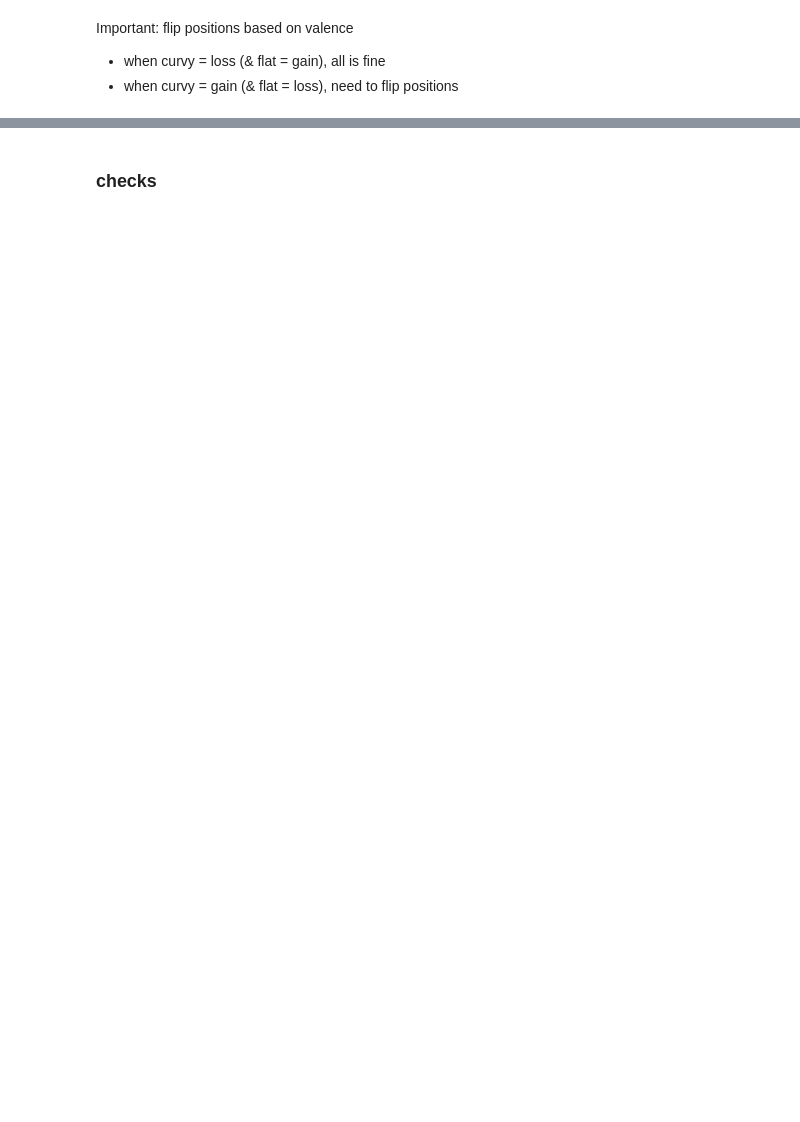
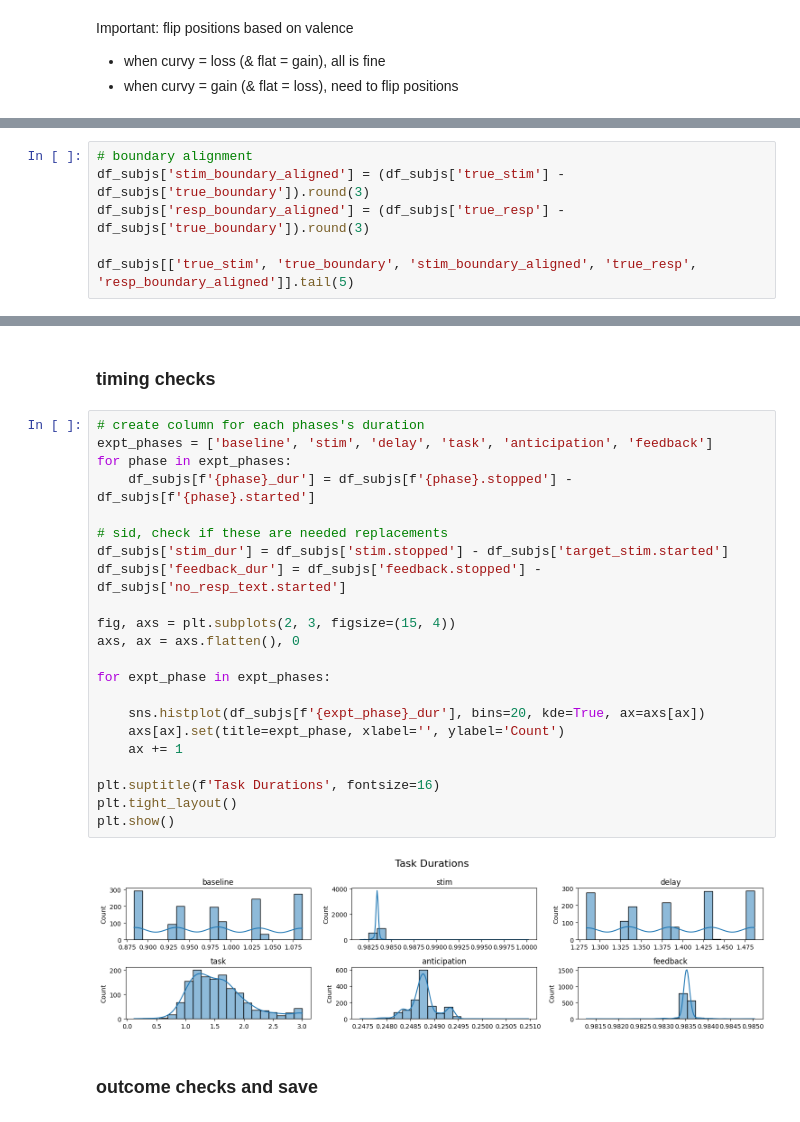
Before and after one commit to siyer7/asymmetry_design, a Jupyter notebook: code/python/beh_preproc_v2.ipynb, the cells around one changed output, grey strips where cells are left out. Cells and saved outputs as stored; diff of their text form; blank space fills up the shorter version.

```diff
--- a/code/python/beh_preproc_v2.ipynb
+++ b/code/python/beh_preproc_v2.ipynb
@@ -164,0 +170,6 @@ df_subjs[['correct', 'invalid', 'incomplete', 'incorrect']].head(5)
+# %%
+# boundary alignment
+df_subjs['stim_boundary_aligned'] = (df_subjs['true_stim'] - df_subjs['true_boundary']).round(3)
+df_subjs['resp_boundary_aligned'] = (df_subjs['true_resp'] - df_subjs['true_boundary']).round(3)
+
+df_subjs[['true_stim', 'true_boundary', 'stim_boundary_aligned', 'true_resp', 'resp_boundary_aligned']].tail(5)
@@ -197,3 +198,29 @@ KeyError: 'div_pos_aligned'
+# %% [markdown]
+### timing checks
+# %%
+# create column for each phases's duration
+expt_phases = ['baseline', 'stim', 'delay', 'task', 'anticipation', 'feedback']
+for phase in expt_phases:
+    df_subjs[f'{phase}_dur'] = df_subjs[f'{phase}.stopped'] - df_subjs[f'{phase}.started']
+
+# sid, check if these are needed replacements
+df_subjs['stim_dur'] = df_subjs['stim.stopped'] - df_subjs['target_stim.started']
+df_subjs['feedback_dur'] = df_subjs['feedback.stopped'] - df_subjs['no_resp_text.started']
+
+fig, axs = plt.subplots(2, 3, figsize=(15, 4))
+axs, ax = axs.flatten(), 0
+
+for expt_phase in expt_phases:
+
+    sns.histplot(df_subjs[f'{expt_phase}_dur'], bins=20, kde=True, ax=axs[ax])
+    axs[ax].set(title=expt_phase, xlabel='', ylabel='Count')
+    ax += 1
+
+plt.suptitle(f'Task Durations', fontsize=16)
+plt.tight_layout()
+plt.show()
+# %% [output]
+[figure, added]
 # %% [markdown]
-### checks
+### outcome checks and save
 # %%
```
Also changed, not shown: parts of 9 cells of this notebook, 2 other files.
